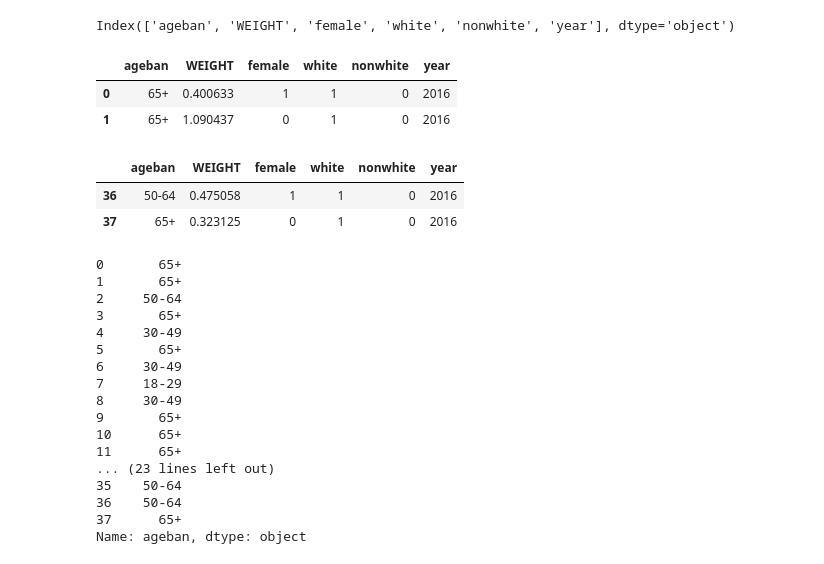
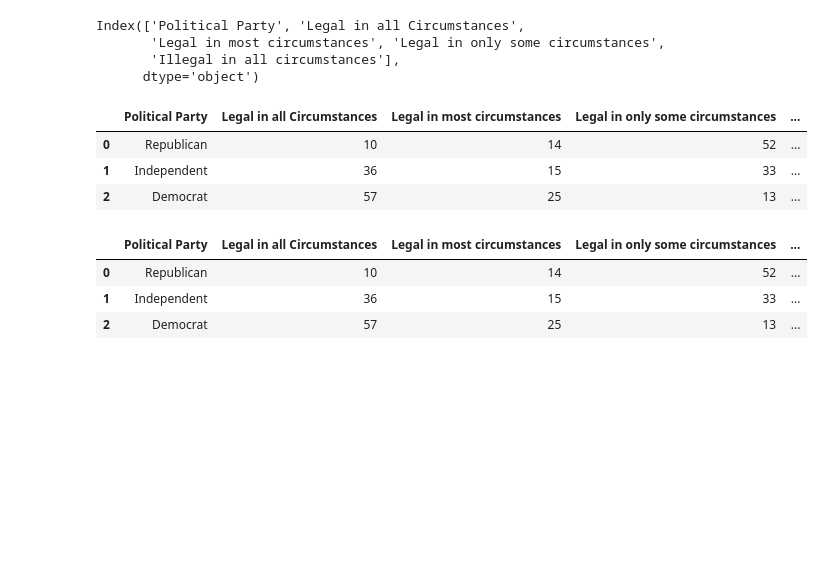
Before and after one commit to Mmarlo5/psychic-doodle, a Jupyter notebook: Problem_Set_1.ipynb, the cells around one changed output. Cells and saved outputs as stored; diff of their text form; code cells hidden in the pictures; blank space fills up the shorter version.

Commit message:
Problem set 1 - updated data

```diff
--- a/Problem_Set_1.ipynb
+++ b/Problem_Set_1.ipynb
@@ -53,38 +61,23 @@ ERROR: pip's dependency resolver does not currently take into account all the pa
 flask 1.1.4 requires click<8.0,>=5.1, but you have click 8.1.3 which is incompatible.
 Successfully installed click-8.1.3 click-plugins-1.1.1 cligj-0.7.2 fiona-1.9.0 geopandas-0.12.2 munch-2.5.0 pyproj-3.4.1
 # %%
-dat=pd.read_csv("https://raw.githubusercontent.com/Mmarlo5/psychic-doodle/main/abortion%20sample%20data.csv")
+dat=pd.read_csv ("https://raw.githubusercontent.com/Mmarlo5/psychic-doodle/main/Cleaned%20abortion%20data%20(Political%20Party)%20.csv")
 # %%
 dat.columns #list var names
 # %% [output]
-Index(['ageban', 'WEIGHT', 'female', 'white', 'nonwhite', 'year'], dtype='object')
+Index(['Political Party', 'Legal in all Circumstances',
+       'Legal in most circumstances', 'Legal in only some circumstances',
+       'Illegal in all circumstances'],
+      dtype='object')
 # %%
-dat.head(2)
-dat.tail(2)
+dat.head(4)
+dat.tail (4)
 # %% [output]
-|  | ageban | WEIGHT | female | white | nonwhite | year |
-| 0 | 65+ | 0.400633 | 1 | 1 | 0 | 2016 |
-| 1 | 65+ | 1.090437 | 0 | 1 | 0 | 2016 |
+|  | Political Party | Legal in all Circumstances | Legal in most circumstances | Legal in only some circumstances | ... |
+| 0 | Republican | 10 | 14 | 52 | ... |
+| 1 | Independent | 36 | 15 | 33 | ... |
+| 2 | Democrat | 57 | 25 | 13 | ... |
-|  | ageban | WEIGHT | female | white | nonwhite | year |
-| 36 | 50-64 | 0.475058 | 1 | 1 | 0 | 2016 |
-| 37 | 65+ | 0.323125 | 0 | 1 | 0 | 2016 |
+|  | Political Party | Legal in all Circumstances | Legal in most circumstances | Legal in only some circumstances | ... |
+| 0 | Republican | 10 | 14 | 52 | ... |
+| 1 | Independent | 36 | 15 | 33 | ... |
+| 2 | Democrat | 57 | 25 | 13 | ... |
-# %%
-dat.ageban
-# %% [output]
-0       65+
-1       65+
-2     50-64
-3       65+
-4     30-49
-5       65+
-6     30-49
-7     18-29
-8     30-49
-9       65+
-10      65+
-11      65+
-... (23 lines left out)
-35    50-64
-36    50-64
-37      65+
-Name: ageban, dtype: object
```
Also changed, not shown: parts of 11 cells of this notebook.
